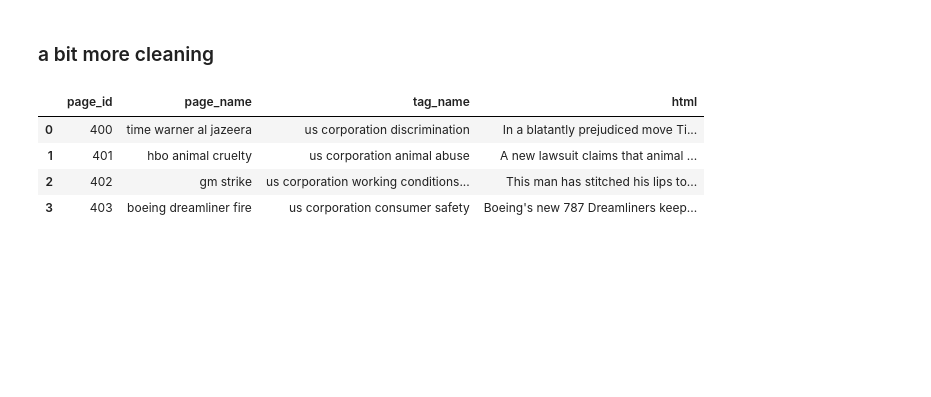
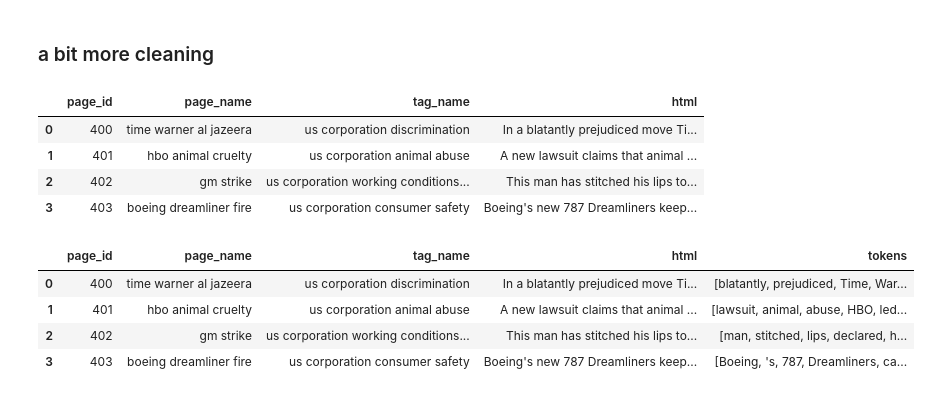
Before and after one commit to tara-m-harwood/springboard_coursework, a Jupyter notebook: Capstone - Text Processing .ipynb, the cells around one changed output. Saved outputs shown, nothing was run; the diff lists cells and outputs as text; code cells hidden in the pictures; blank space fills up the shorter version.

```diff
--- a/Capstone - Text Processing .ipynb
+++ b/Capstone - Text Processing .ipynb
@@ -91,3 +110,15 @@ camp_txt.head(4)
 | 1 | 401 | hbo animal cruelty | us corporation animal abuse | A new lawsuit claims that animal ... |
 | 2 | 402 | gm strike | us corporation working conditions... | This man has stitched his lips to... |
 | 3 | 403 | boeing dreamliner fire | us corporation consumer safety | Boeing's new 787 Dreamliners keep... |
+# %%
+pd.options.display.max_colwidth = 100
+stop_words = set(stopwords.words('english'))
+camp_txt['tokens'] = camp_txt.apply(lambda row: nltk.word_tokenize(row['html']), axis=1)
+camp_txt['tokens'] = camp_txt['tokens'].apply(lambda x: [item for item in x if item not in stop_words])
+camp_txt.head(4)
+# %% [output]
+|  | page_id | page_name | tag_name | html | tokens |
+| 0 | 400 | time warner al jazeera | us corporation discrimination | In a blatantly prejudiced move Ti... | [blatantly, prejudiced, Time, War... |
+| 1 | 401 | hbo animal cruelty | us corporation animal abuse | A new lawsuit claims that animal ... | [lawsuit, animal, abuse, HBO, led... |
+| 2 | 402 | gm strike | us corporation working conditions... | This man has stitched his lips to... | [man, stitched, lips, declared, h... |
+| 3 | 403 | boeing dreamliner fire | us corporation consumer safety | Boeing's new 787 Dreamliners keep... | [Boeing, 's, 787, Dreamliners, ca... |
```
Also changed, not shown: parts of 4 cells of this notebook, 3 other files.
